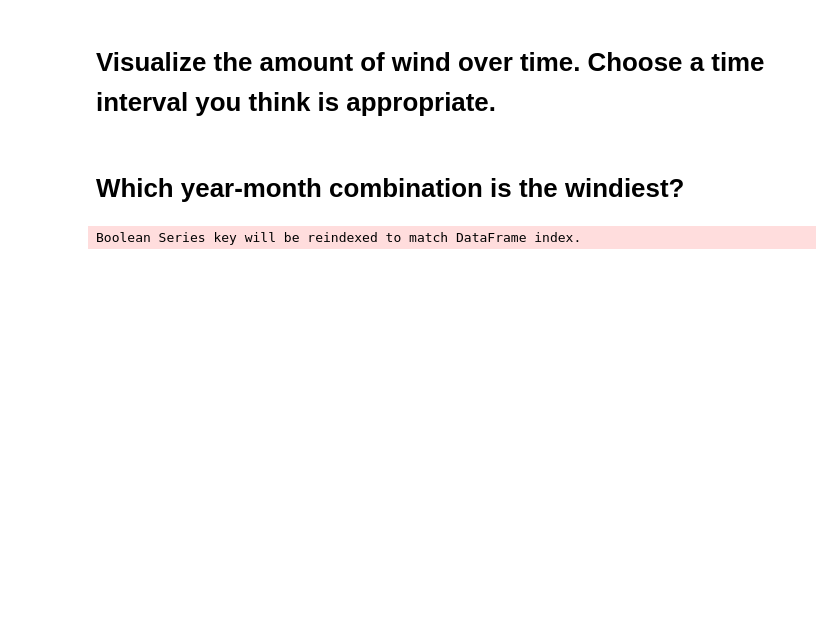
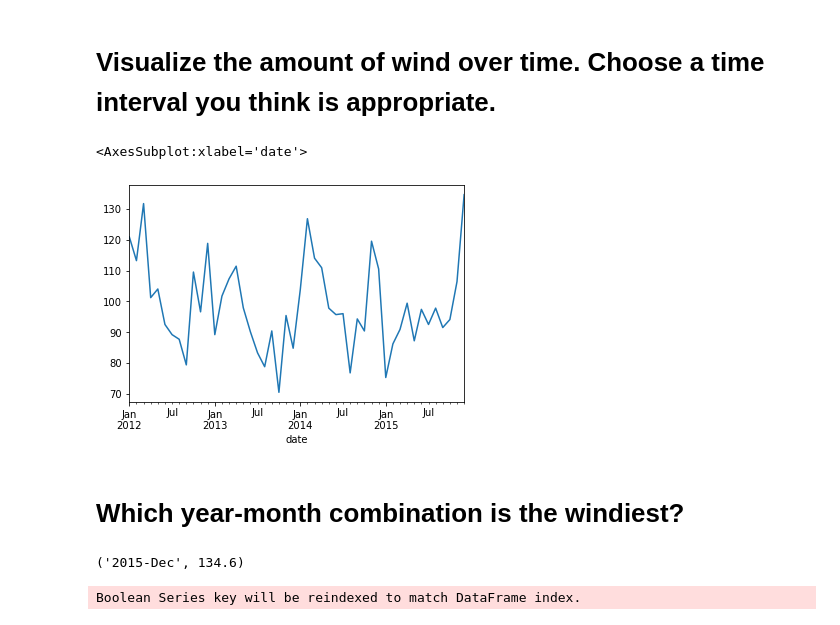
Before and after one commit to geary-shenck/time-series-exercises, a Jupyter notebook: time_series.ipynb, the cells around one changed output. Saved outputs shown, nothing was run; the diff lists cells and outputs as text; code cells hidden in the pictures; blank space fills up the shorter version.

```diff
--- a/time_series.ipynb
+++ b/time_series.ipynb
@@ -648,11 +671,20 @@ fig = px.line(weather.resample("M").mean(),y="precipitation",title="precipitatio
 fig.show()
 # %% [markdown]
 # Visualize the amount of wind over time. Choose a time interval you think is appropriate.
+# %%
+weather1.resample("M").sum().wind.plot()
+# %% [output]
+<AxesSubplot:xlabel='date'>
+[figure, added]
 # %%
 fig = px.line(weather.resample("M").mean(),y="wind",title="wind over time (monthly)")
 fig.show()
 # %% [markdown]
 # Which year-month combination is the windiest?
+# %%
+weather1.groupby("month_year").sum().wind.idxmax(),weather1.groupby("month_year").sum().wind.max()
+# %% [output]
+('2015-Dec', 134.6)
 # %%
 
 temp[temp[('yearly_wind', 'max')]==temp[('yearly_wind', 'max')].max()][temp[('monthly_wind', 'max')]==temp[('monthly_wind', 'max')].max()].head(1)
```
Also changed, not shown: parts of 13 cells of this notebook.
